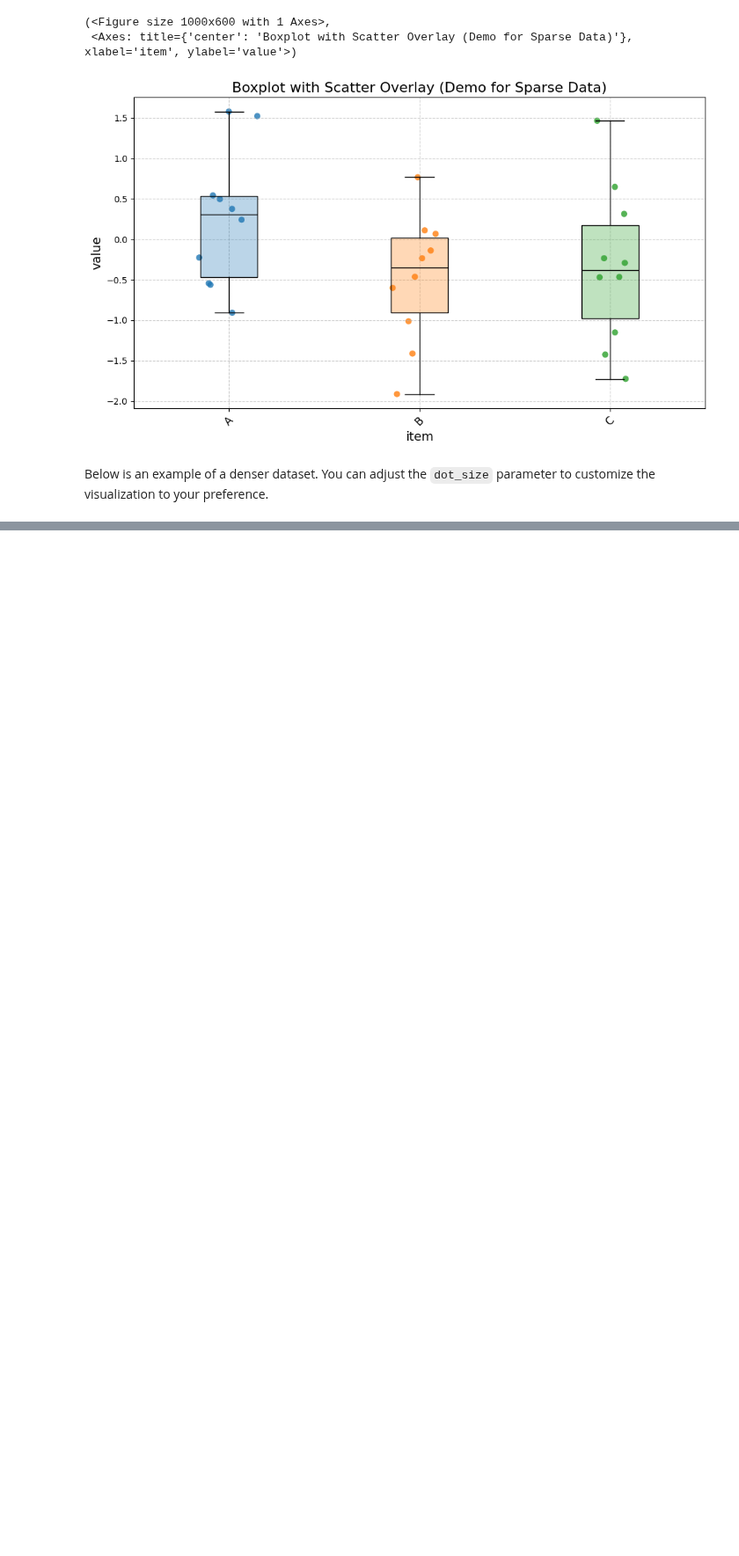
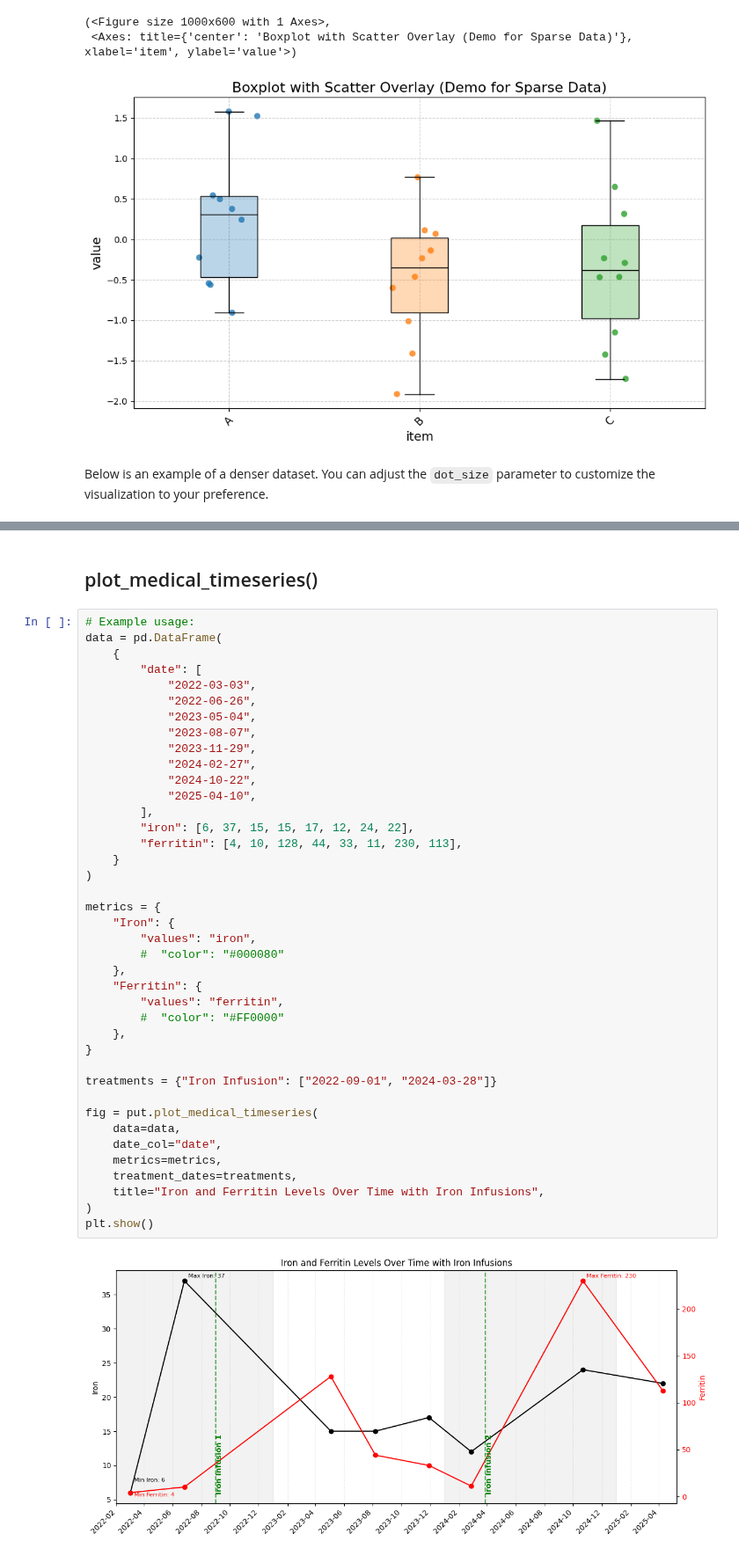
Before and after one commit to MenaWANG/mlarena, a Jupyter notebook: examples/3.utils_plot.ipynb, the cells around one changed output, grey strips where cells are left out. Shown at 88% size. Cells and saved outputs as stored; diff of their text form; blank space fills up the shorter version.

```diff
--- a/examples/3.utils_plot.ipynb
+++ b/examples/3.utils_plot.ipynb
@@ -57,3 +62,47 @@ put.boxplot_scatter_overlay(
 (<Figure size 1000x600 with 1 Axes>,
  <Axes: title={'center': 'Boxplot with Scatter Overlay (Demo for Crowded Data)'}, xlabel='item', ylabel='value'>)
 [figure]
+# %% [markdown]
+## plot_medical_timeseries()
+# %%
+# Example usage:
+data = pd.DataFrame(
+    {
+        "date": [
+            "2022-03-03",
+            "2022-06-26",
+            "2023-05-04",
+            "2023-08-07",
+            "2023-11-29",
+            "2024-02-27",
+            "2024-10-22",
+            "2025-04-10",
+        ],
+        "iron": [6, 37, 15, 15, 17, 12, 24, 22],
+        "ferritin": [4, 10, 128, 44, 33, 11, 230, 113],
+    }
+)
+
+metrics = {
+    "Iron": {
+        "values": "iron",
+        #  "color": "#000080"
+    },
+    "Ferritin": {
+        "values": "ferritin",
+        #  "color": "#FF0000"
+    },
+}
+
+treatments = {"Iron Infusion": ["2022-09-01", "2024-03-28"]}
+
+fig = put.plot_medical_timeseries(
+    data=data,
+    date_col="date",
+    metrics=metrics,
+    treatment_dates=treatments,
+    title="Iron and Ferritin Levels Over Time with Iron Infusions",
+)
+plt.show()
+# %% [output]
+[figure, added]
```
Also changed, not shown: parts of 3 cells of this notebook, 2 other files.
